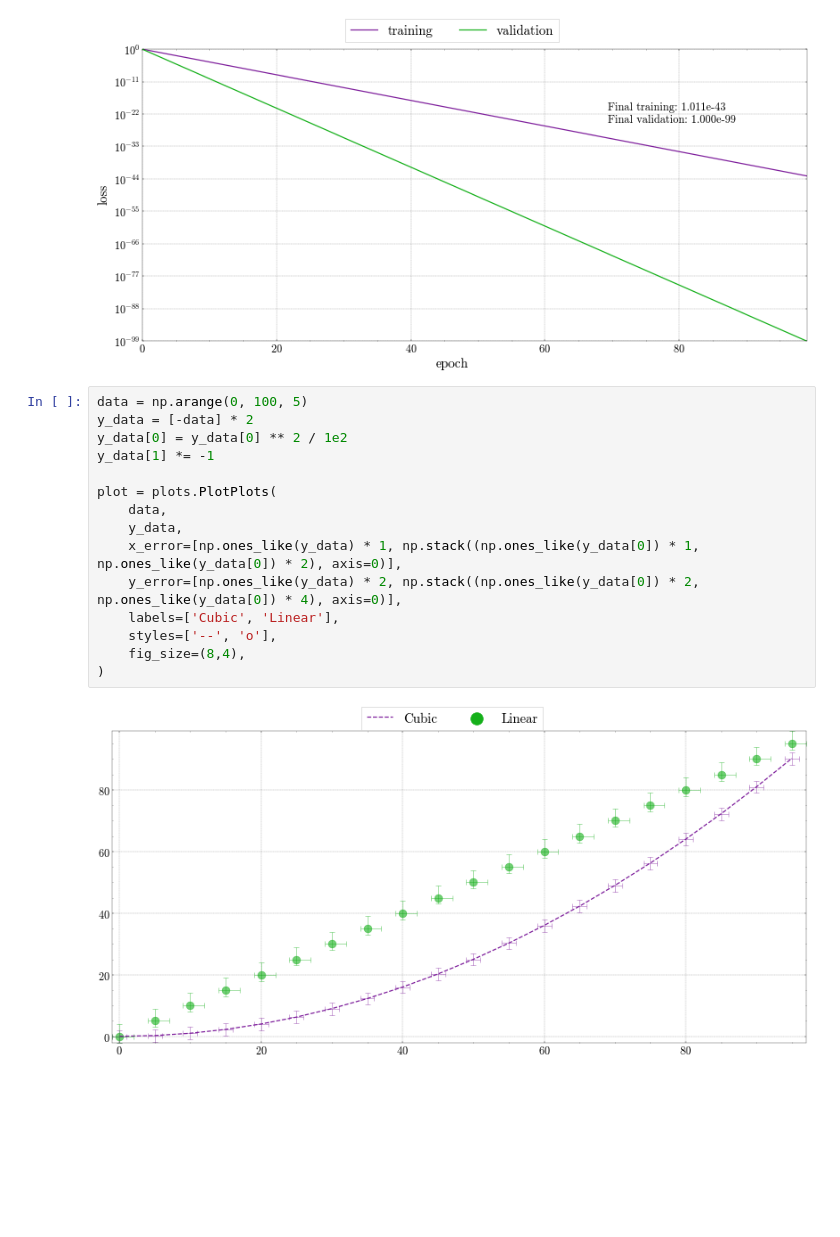
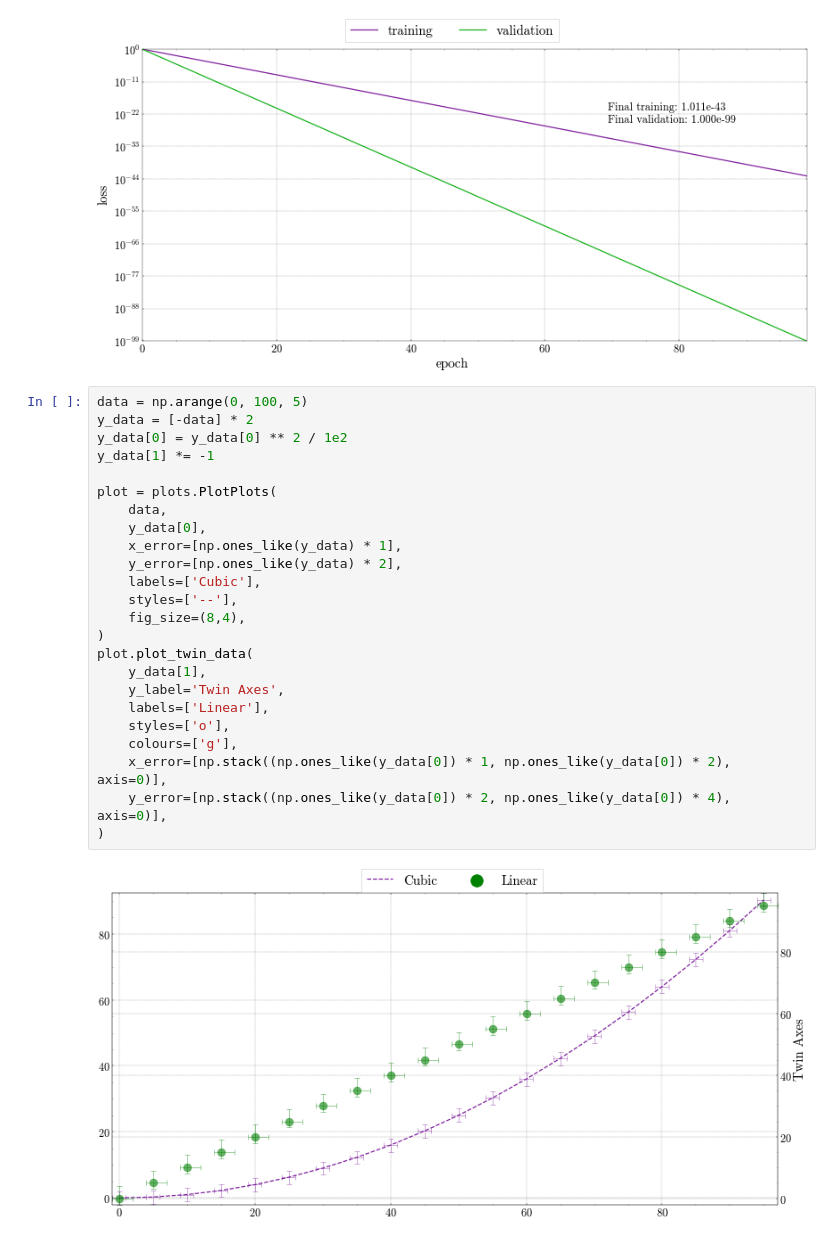
Before and after one commit to EthanTreg/Science-Plots, a Jupyter notebook: jupyter/plot_tests.ipynb, the cells around one changed output. Cells and saved outputs as stored; diff of their text form; blank space fills up the shorter version.

```diff
--- a/jupyter/plot_tests.ipynb
+++ b/jupyter/plot_tests.ipynb
@@ -210,20 +210,29 @@ plot = plots.PlotPerformance(
 # %%
 data = np.arange(0, 100, 5)
 y_data = [-data] * 2
 y_data[0] = y_data[0] ** 2 / 1e2
 y_data[1] *= -1
 
 plot = plots.PlotPlots(
     data,
-    y_data,
-    x_error=[np.ones_like(y_data) * 1, np.stack((np.ones_like(y_data[0]) * 1, np.ones_like(y_data[0]) * 2), axis=0)],
-    y_error=[np.ones_like(y_data) * 2, np.stack((np.ones_like(y_data[0]) * 2, np.ones_like(y_data[0]) * 4), axis=0)],
-    labels=['Cubic', 'Linear'],
-    styles=['--', 'o'],
+    y_data[0],
+    x_error=[np.ones_like(y_data) * 1],
+    y_error=[np.ones_like(y_data) * 2],
+    labels=['Cubic'],
+    styles=['--'],
     fig_size=(8,4),
 )
+plot.plot_twin_data(
+    y_data[1],
+    y_label='Twin Axes',
+    labels=['Linear'],
+    styles=['o'],
+    colours=['g'],
+    x_error=[np.stack((np.ones_like(y_data[0]) * 1, np.ones_like(y_data[0]) * 2), axis=0)],
+    y_error=[np.stack((np.ones_like(y_data[0]) * 2, np.ones_like(y_data[0]) * 4), axis=0)],
+)
 # %% [output]
-[figure, old version]
+[figure, new version]
 # %%
 x_data = np.arange(10) + 1
 y_data = np.arange(10) + np.random.randn(10) + 1
```
Also changed, not shown: parts of 12 cells of this notebook, 3 other files.
